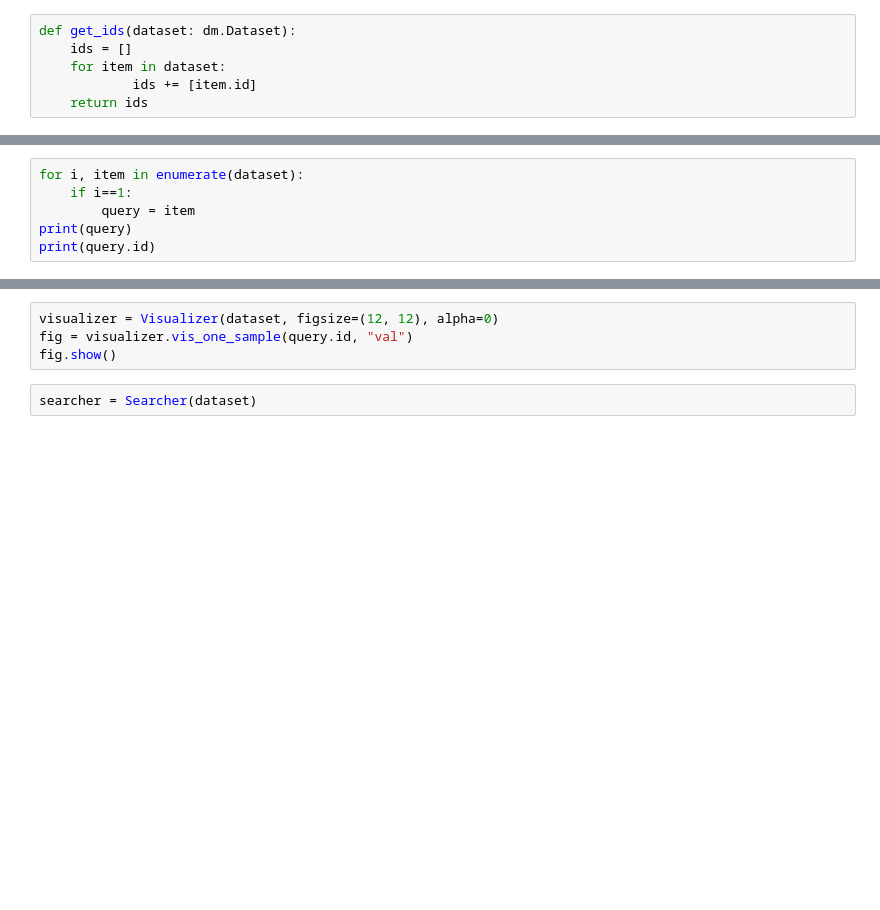
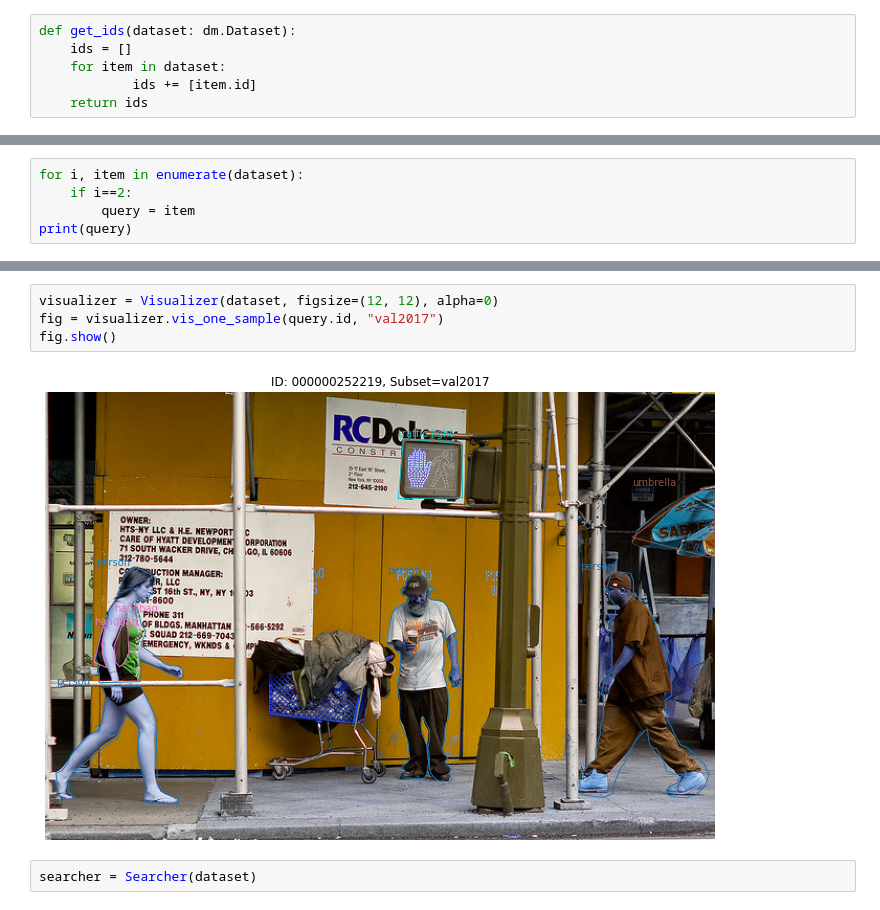
Before and after one commit to sooahleex/datumaro, a Jupyter notebook: searcher_test.ipynb, the cells around one changed output, grey strips where cells are left out. Drawn from its saved outputs; the diff is of its cells as text; blank space fills up the shorter version.

```diff
--- a/searcher_test.ipynb
+++ b/searcher_test.ipynb
@@ -30,6 +37,5 @@ print("DatasetItem ids: ", ids)
 # %%
 for i, item in enumerate(dataset):
-    if i==1:
+    if i==2:
         query = item
 print(query)
-print(query.id)
@@ -36,7 +49,9 @@ print(query.id)
 # %%
 visualizer = Visualizer(dataset, figsize=(12, 12), alpha=0)
-fig = visualizer.vis_one_sample(query.id, "val")
+fig = visualizer.vis_one_sample(query.id, "val2017")
 fig.show()
+# %% [output]
+[figure, added]
 # %%
 searcher = Searcher(dataset)
 # %%
```
Also changed, not shown: parts of 7 cells of this notebook.
